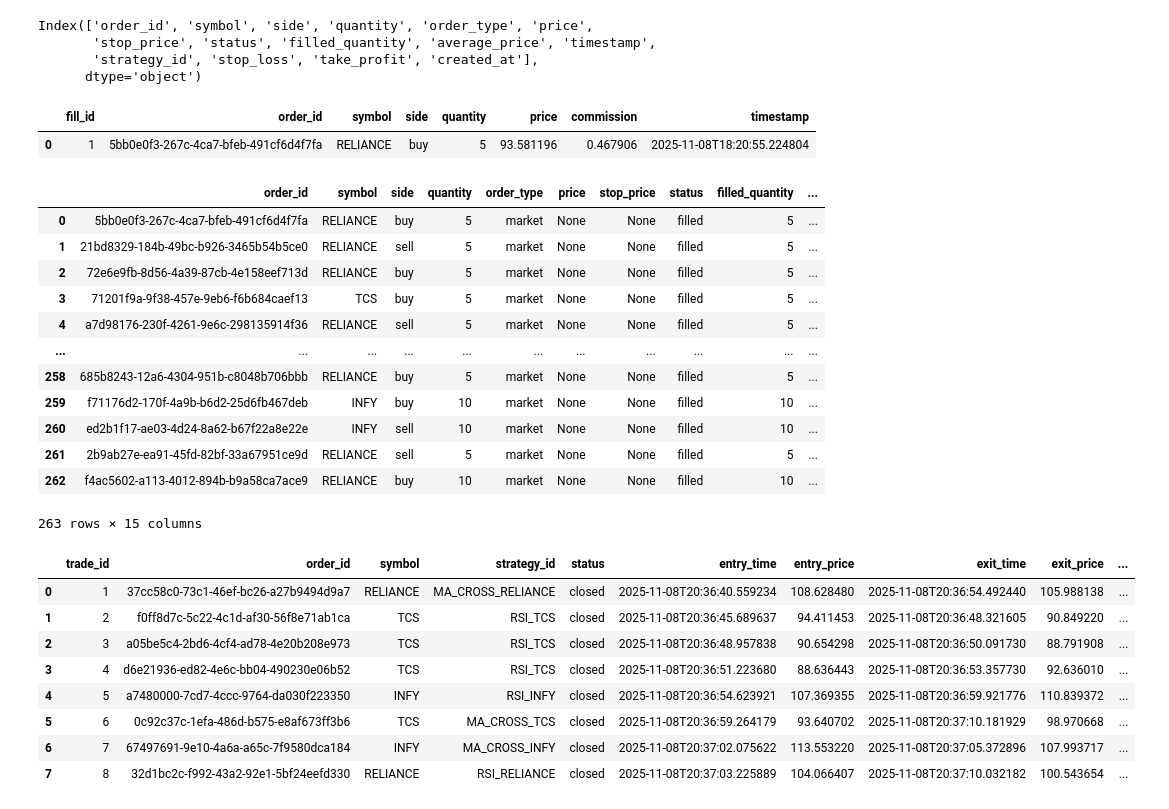
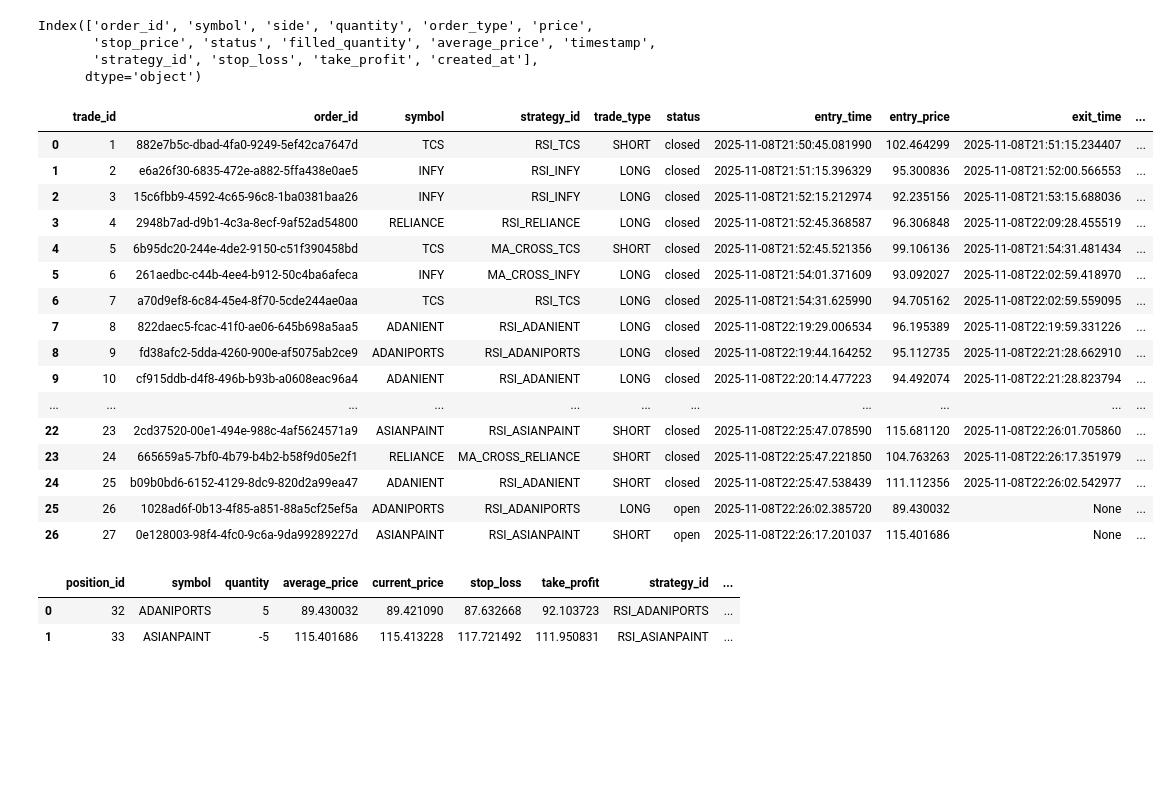
Before and after one commit to AryanGupta0007/algoTradingProject, a Jupyter notebook: analysis.ipynb, the cells around one changed output. Drawn from its saved outputs; the diff is of its cells as text; code cells hidden in the pictures; blank space fills up the shorter version.

```diff
--- a/analysis.ipynb
+++ b/analysis.ipynb
@@ -51,36 +52,29 @@ Index(['order_id', 'symbol', 'side', 'quantity', 'order_type', 'price',
        'stop_price', 'status', 'filled_quantity', 'average_price', 'timestamp',
        'strategy_id', 'stop_loss', 'take_profit', 'created_at'],
       dtype='object')
-# %%
-fills_df[fills_df['order_id'] == '5bb0e0f3-267c-4ca7-bfeb-491cf6d4f7fa']
-# %% [output]
-|  | fill_id | order_id | symbol | side | quantity | price | commission | timestamp |
-| 0 | 1 | 5bb0e0f3-267c-4ca7-bfeb-491cf6d4f7fa | RELIANCE | buy | 5 | 93.581196 | 0.467906 | 2025-11-08T18:20:55.224804 |
-# %%
-orders_df[orders_df['order_id'] == '5bb0e0f3-267c-4ca7-bfeb-491cf6d4f7fa']
-# %% [output]
-|  | order_id | symbol | side | quantity | order_type | price | stop_price | status | filled_quantity | ... |
-| 0 | 5bb0e0f3-267c-4ca7-bfeb-491cf6d4f7fa | RELIANCE | buy | 5 | market | None | None | filled | 5 | ... |
-| 1 | 21bd8329-184b-49bc-b926-3465b54b5ce0 | RELIANCE | sell | 5 | market | None | None | filled | 5 | ... |
-| 2 | 72e6e9fb-8d56-4a39-87cb-4e158eef713d | RELIANCE | buy | 5 | market | None | None | filled | 5 | ... |
-| 3 | 71201f9a-9f38-457e-9eb6-f6b684caef13 | TCS | buy | 5 | market | None | None | filled | 5 | ... |
-| 4 | a7d98176-230f-4261-9e6c-298135914f36 | RELIANCE | sell | 5 | market | None | None | filled | 5 | ... |
-| ... | ... | ... | ... | ... | ... | ... | ... | ... | ... | ... |
-| 258 | 685b8243-12a6-4304-951b-c8048b706bbb | RELIANCE | buy | 5 | market | None | None | filled | 5 | ... |
-| 259 | f71176d2-170f-4a9b-b6d2-25d6fb467deb | INFY | buy | 10 | market | None | None | filled | 10 | ... |
-| 260 | ed2b1f17-ae03-4d24-8a62-b67f22a8e22e | INFY | sell | 10 | market | None | None | filled | 10 | ... |
-| 261 | 2b9ab27e-ea91-45fd-82bf-33a67951ce9d | RELIANCE | sell | 5 | market | None | None | filled | 5 | ... |
-| 262 | f4ac5602-a113-4012-894b-b9a58ca7ace9 | RELIANCE | buy | 10 | market | None | None | filled | 10 | ... |
-263 rows × 15 columns
 # %%
-trade_logs_df
+# trade_logs_df
 # %% [output]
-|  | trade_id | order_id | symbol | strategy_id | status | entry_time | entry_price | exit_time | exit_price | ... |
-| 0 | 1 | 37cc58c0-73c1-46ef-bc26-a27b9494d9a7 | RELIANCE | MA_CROSS_RELIANCE | closed | 2025-11-08T20:36:40.559234 | 108.628480 | 2025-11-08T20:36:54.492440 | 105.988138 | ... |
-| 1 | 2 | f0ff8d7c-5c22-4c1d-af30-56f8e71ab1ca | TCS | RSI_TCS | closed | 2025-11-08T20:36:45.689637 | 94.411453 | 2025-11-08T20:36:48.321605 | 90.849220 | ... |
-| 2 | 3 | a05be5c4-2bd6-4cf4-ad78-4e20b208e973 | TCS | RSI_TCS | closed | 2025-11-08T20:36:48.957838 | 90.654298 | 2025-11-08T20:36:50.091730 | 88.791908 | ... |
-| 3 | 4 | d6e21936-ed82-4e6c-bb04-490230e06b52 | TCS | RSI_TCS | closed | 2025-11-08T20:36:51.223680 | 88.636443 | 2025-11-08T20:36:53.357730 | 92.636010 | ... |
-| 4 | 5 | a7480000-7cd7-4ccc-9764-da030f223350 | INFY | RSI_INFY | closed | 2025-11-08T20:36:54.623921 | 107.369355 | 2025-11-08T20:36:59.921776 | 110.839372 | ... |
-| 5 | 6 | 0c92c37c-1efa-486d-b575-e8af673ff3b6 | TCS | MA_CROSS_TCS | closed | 2025-11-08T20:36:59.264179 | 93.640702 | 2025-11-08T20:37:10.181929 | 98.970668 | ... |
-| 6 | 7 | 67497691-9e10-4a6a-a65c-7f9580dca184 | INFY | MA_CROSS_INFY | closed | 2025-11-08T20:37:02.075622 | 113.553220 | 2025-11-08T20:37:05.372896 | 107.993717 | ... |
-| 7 | 8 | 32d1bc2c-f992-43a2-92e1-5bf24eefd330 | RELIANCE | RSI_RELIANCE | closed | 2025-11-08T20:37:03.225889 | 104.066407 | 2025-11-08T20:37:10.032182 | 100.543654 | ... |
+|  | trade_id | order_id | symbol | strategy_id | trade_type | status | entry_time | entry_price | exit_time | ... |
+| 0 | 1 | 882e7b5c-dbad-4fa0-9249-5ef42ca7647d | TCS | RSI_TCS | SHORT | closed | 2025-11-08T21:50:45.081990 | 102.464299 | 2025-11-08T21:51:15.234407 | ... |
+| 1 | 2 | e6a26f30-6835-472e-a882-5ffa438e0ae5 | INFY | RSI_INFY | LONG | closed | 2025-11-08T21:51:15.396329 | 95.300836 | 2025-11-08T21:52:00.566553 | ... |
+| 2 | 3 | 15c6fbb9-4592-4c65-96c8-1ba0381baa26 | INFY | RSI_INFY | LONG | closed | 2025-11-08T21:52:15.212974 | 92.235156 | 2025-11-08T21:53:15.688036 | ... |
+| 3 | 4 | 2948b7ad-d9b1-4c3a-8ecf-9af52ad54800 | RELIANCE | RSI_RELIANCE | LONG | closed | 2025-11-08T21:52:45.368587 | 96.306848 | 2025-11-08T22:09:28.455519 | ... |
+| 4 | 5 | 6b95dc20-244e-4de2-9150-c51f390458bd | TCS | MA_CROSS_TCS | SHORT | closed | 2025-11-08T21:52:45.521356 | 99.106136 | 2025-11-08T21:54:31.481434 | ... |
+| 5 | 6 | 261aedbc-c44b-4ee4-b912-50c4ba6afeca | INFY | MA_CROSS_INFY | LONG | closed | 2025-11-08T21:54:01.371609 | 93.092027 | 2025-11-08T22:02:59.418970 | ... |
+| 6 | 7 | a70d9ef8-6c84-45e4-8f70-5cde244ae0aa | TCS | RSI_TCS | LONG | closed | 2025-11-08T21:54:31.625990 | 94.705162 | 2025-11-08T22:02:59.559095 | ... |
+| 7 | 8 | 822daec5-fcac-41f0-ae06-645b698a5aa5 | ADANIENT | RSI_ADANIENT | LONG | closed | 2025-11-08T22:19:29.006534 | 96.195389 | 2025-11-08T22:19:59.331226 | ... |
+| 8 | 9 | fd38afc2-5dda-4260-900e-af5075ab2ce9 | ADANIPORTS | RSI_ADANIPORTS | LONG | closed | 2025-11-08T22:19:44.164252 | 95.112735 | 2025-11-08T22:21:28.662910 | ... |
+| 9 | 10 | cf915ddb-d4f8-496b-b93b-a0608eac96a4 | ADANIENT | RSI_ADANIENT | LONG | closed | 2025-11-08T22:20:14.477223 | 94.492074 | 2025-11-08T22:21:28.823794 | ... |
+| ... | ... | ... | ... | ... | ... | ... | ... | ... | ... | ... |
+| 22 | 23 | 2cd37520-00e1-494e-988c-4af5624571a9 | ASIANPAINT | RSI_ASIANPAINT | SHORT | closed | 2025-11-08T22:25:47.078590 | 115.681120 | 2025-11-08T22:26:01.705860 | ... |
+| 23 | 24 | 665659a5-7bf0-4b79-b4b2-b58f9d05e2f1 | RELIANCE | MA_CROSS_RELIANCE | SHORT | closed | 2025-11-08T22:25:47.221850 | 104.763263 | 2025-11-08T22:26:17.351979 | ... |
+| 24 | 25 | b09b0bd6-6152-4129-8dc9-820d2a99ea47 | ADANIENT | RSI_ADANIENT | SHORT | closed | 2025-11-08T22:25:47.538439 | 111.112356 | 2025-11-08T22:26:02.542977 | ... |
+| 25 | 26 | 1028ad6f-0b13-4f85-a851-88a5cf25ef5a | ADANIPORTS | RSI_ADANIPORTS | LONG | open | 2025-11-08T22:26:02.385720 | 89.430032 | None | ... |
+| 26 | 27 | 0e128003-98f4-4fc0-9c6a-9da99289227d | ASIANPAINT | RSI_ASIANPAINT | SHORT | open | 2025-11-08T22:26:17.201037 | 115.401686 | None | ... |
+# %%
+positions_df
+# %% [output]
+|  | position_id | symbol | quantity | average_price | current_price | stop_loss | take_profit | strategy_id | ... |
+| 0 | 32 | ADANIPORTS | 5 | 89.430032 | 89.421090 | 87.632668 | 92.103723 | RSI_ADANIPORTS | ... |
+| 1 | 33 | ASIANPAINT | -5 | 115.401686 | 115.413228 | 117.721492 | 111.950831 | RSI_ASIANPAINT | ... |
```
Also changed, not shown: parts of 4 cells of this notebook, 10 other files.
